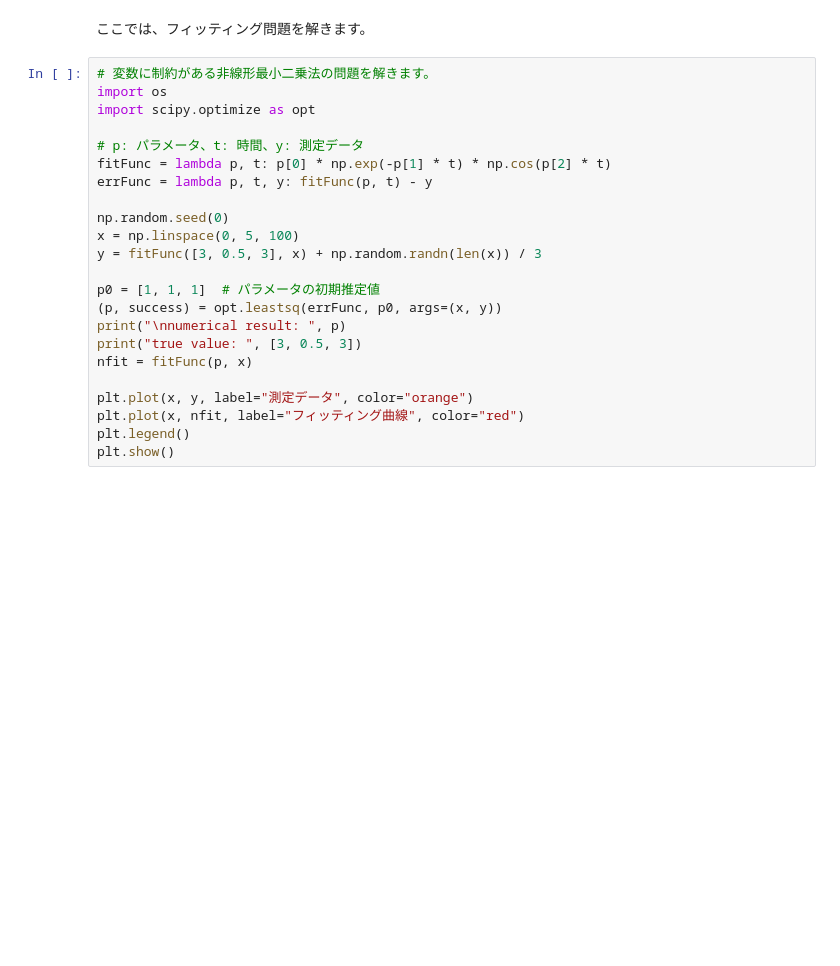
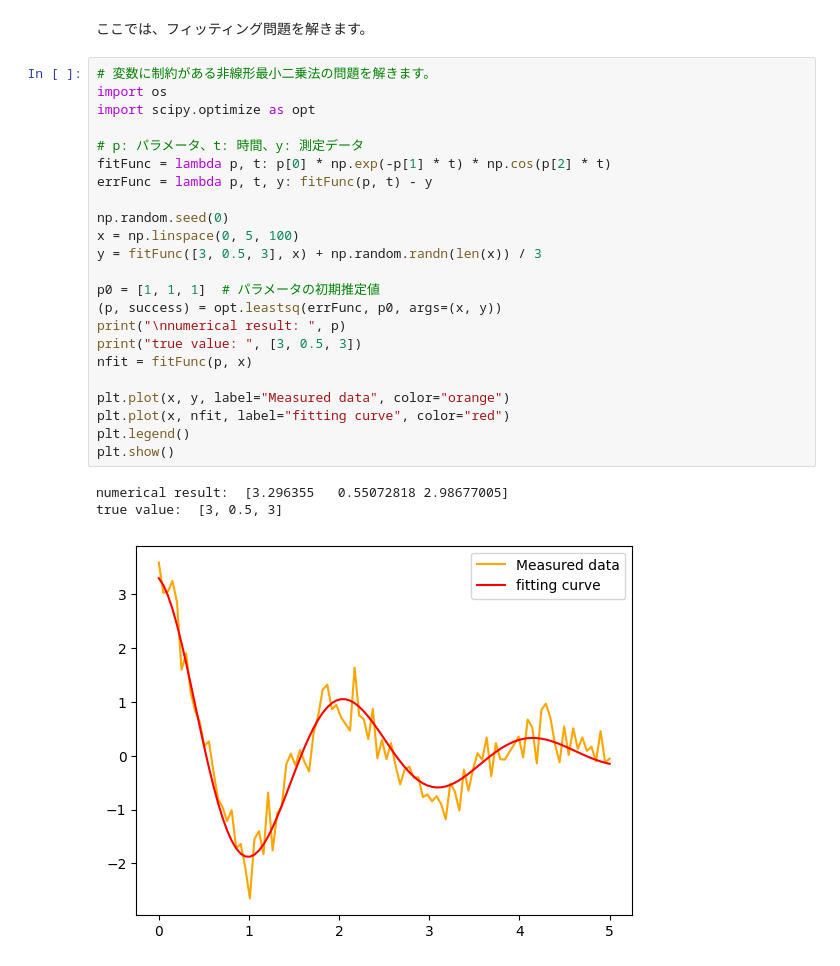
Before and after one commit to kkensuke/myjb-ja, a Jupyter notebook: _build/html/_sources/pages/python/scipy.ipynb, the cells around one changed output. Saved outputs shown, nothing was run; the diff lists cells and outputs as text; blank space fills up the shorter version.

```diff
--- a/_build/html/_sources/pages/python/scipy.ipynb
+++ b/_build/html/_sources/pages/python/scipy.ipynb
@@ -153,23 +173,27 @@ print("\nnumerical result: ", res.x)
 # %%
 # 変数に制約がある非線形最小二乗法の問題を解きます。
 import os
 import scipy.optimize as opt
 
 # p: パラメータ、t: 時間、y: 測定データ
 fitFunc = lambda p, t: p[0] * np.exp(-p[1] * t) * np.cos(p[2] * t)
 errFunc = lambda p, t, y: fitFunc(p, t) - y
 
 np.random.seed(0)
 x = np.linspace(0, 5, 100)
 y = fitFunc([3, 0.5, 3], x) + np.random.randn(len(x)) / 3
 
 p0 = [1, 1, 1]  # パラメータの初期推定値
 (p, success) = opt.leastsq(errFunc, p0, args=(x, y))
 print("\nnumerical result: ", p)
 print("true value: ", [3, 0.5, 3])
 nfit = fitFunc(p, x)
 
-plt.plot(x, y, label="測定データ", color="orange")
-plt.plot(x, nfit, label="フィッティング曲線", color="red")
+plt.plot(x, y, label="Measured data", color="orange")
+plt.plot(x, nfit, label="fitting curve", color="red")
 plt.legend()
 plt.show()
+# %% [output]
+numerical result:  [3.296355   0.55072818 2.98677005]
+true value:  [3, 0.5, 3]
+[figure, added]
```
Also changed, not shown: parts of 5 cells of this notebook, 12 other files.
